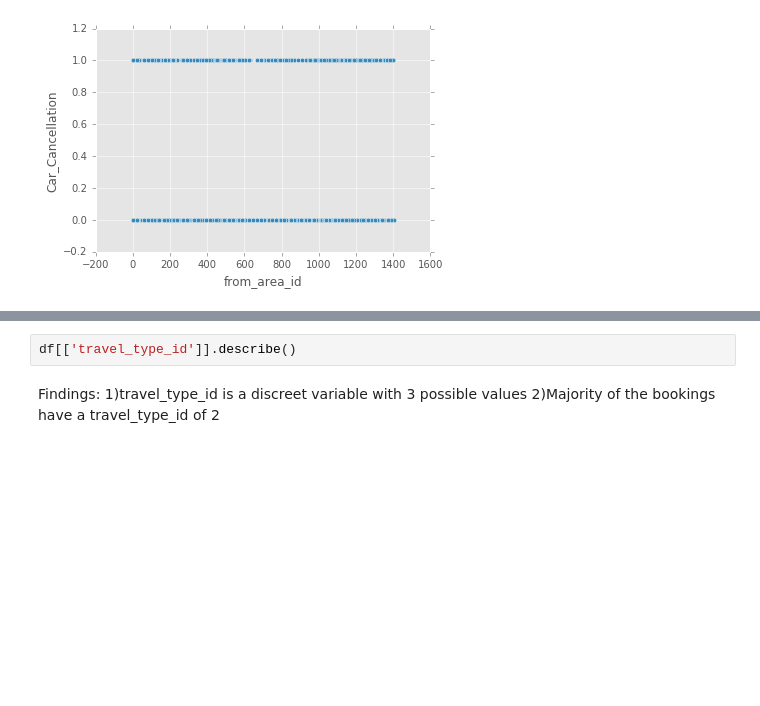
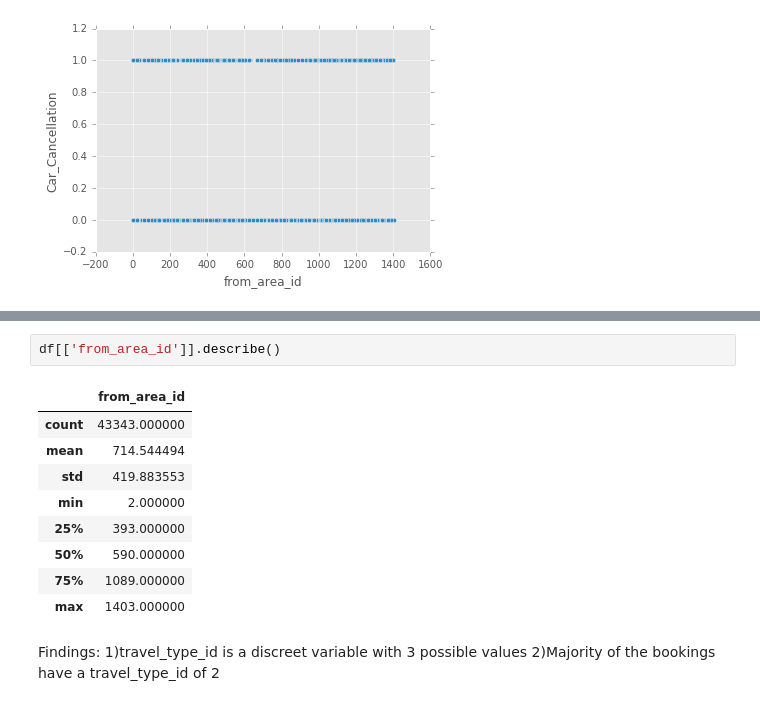
Before and after one commit to devesh1412/DS-SF-23, a Jupyter notebook: final-project/3/Final_Project_3.ipynb, the cells around one changed output, grey strips where cells are left out. Cells and saved outputs as stored; diff of their text form; blank space fills up the shorter version.

```diff
--- a/final-project/3/Final_Project_3.ipynb
+++ b/final-project/3/Final_Project_3.ipynb
@@ -266,5 +272,15 @@ df.travel_type_id.isnull().sum()
 # %%
-df[['travel_type_id']].describe()
+df[['from_area_id']].describe()
+# %% [output]
+|  | from_area_id |
+| count | 43343.000000 |
+| mean | 714.544494 |
+| std | 419.883553 |
+| min | 2.000000 |
+| 25% | 393.000000 |
+| 50% | 590.000000 |
+| 75% | 1089.000000 |
+| max | 1403.000000 |
 # %% [markdown]
 Findings:
 1)travel_type_id is a discreet variable with 3 possible values
```
Also changed, not shown: parts of 22 cells of this notebook, 5 other files.
